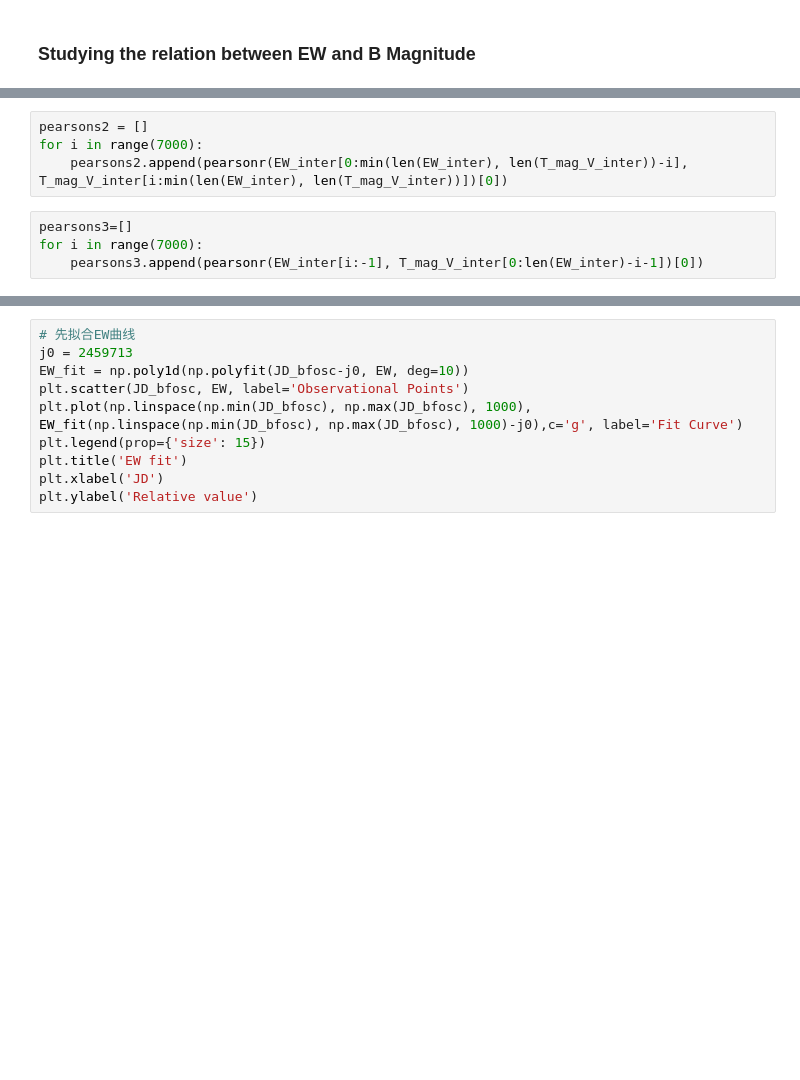
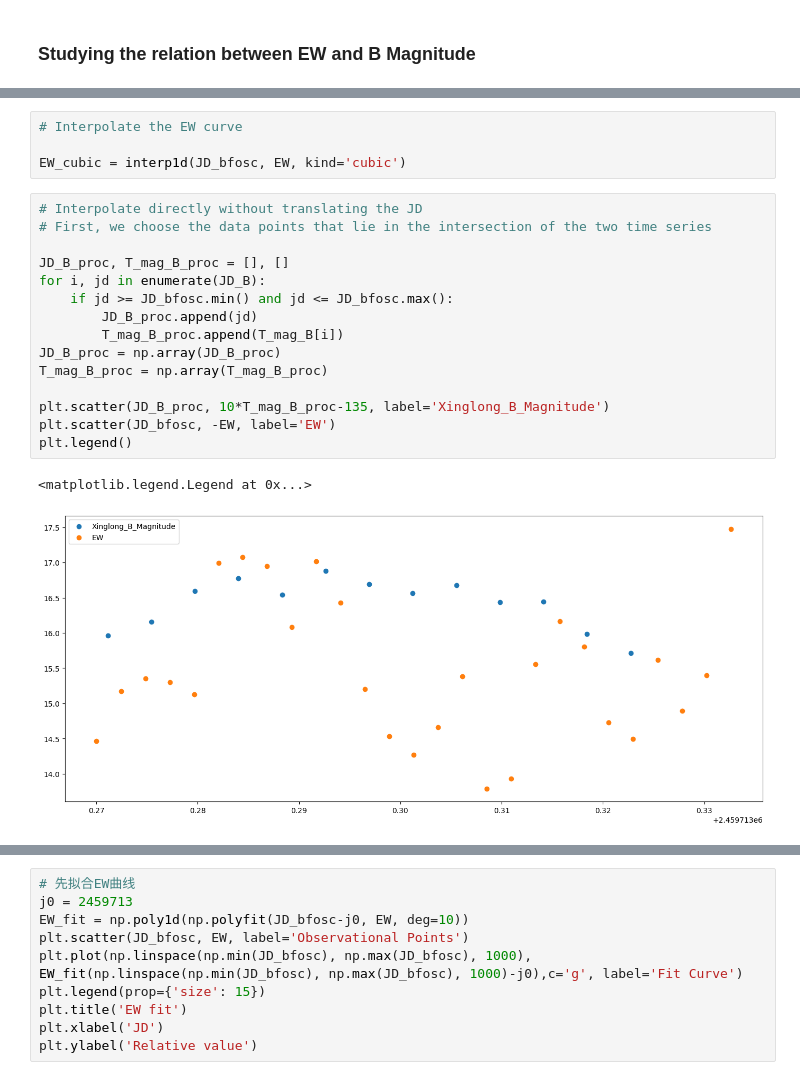
Before and after one commit to AnningGao/2022jrp, a Jupyter notebook: DateReduction.ipynb, the cells around one changed output, grey strips where cells are left out. Cells and saved outputs as stored; diff of their text form; blank space fills up the shorter version.

```diff
--- a/DateReduction.ipynb
+++ b/DateReduction.ipynb
@@ -337,8 +174,0 @@ len(EW_inter), len(T_mag_V_inter)
-# %%
-pearsons2 = []
-for i in range(7000):
-    pearsons2.append(pearsonr(EW_inter[0:min(len(EW_inter), len(T_mag_V_inter))-i], T_mag_V_inter[i:min(len(EW_inter), len(T_mag_V_inter))])[0])
-# %%
-pearsons3=[]
-for i in range(7000):
-    pearsons3.append(pearsonr(EW_inter[i:-1], T_mag_V_inter[0:len(EW_inter)-i-1])[0])
@@ -384,0 +211,22 @@ delta/10000*(JD_bfosc.max()-JD_B.min())
+# %%
+# Interpolate the EW curve
+
+EW_cubic = interp1d(JD_bfosc, EW, kind='cubic')
+# %%
+# Interpolate directly without translating the JD
+# First, we choose the data points that lie in the intersection of the two time series
+
+JD_B_proc, T_mag_B_proc = [], []
+for i, jd in enumerate(JD_B):
+    if jd >= JD_bfosc.min() and jd <= JD_bfosc.max():
+        JD_B_proc.append(jd)
+        T_mag_B_proc.append(T_mag_B[i])
+JD_B_proc = np.array(JD_B_proc)
+T_mag_B_proc = np.array(T_mag_B_proc)
+
+plt.scatter(JD_B_proc, 10*T_mag_B_proc-135, label='Xinglong_B_Magnitude')
+plt.scatter(JD_bfosc, -EW, label='EW')
+plt.legend()
+# %% [output]
+<matplotlib.legend.Legend at 0x...>
+[figure, added]
```
Also changed, not shown: parts of 73 cells of this notebook.
